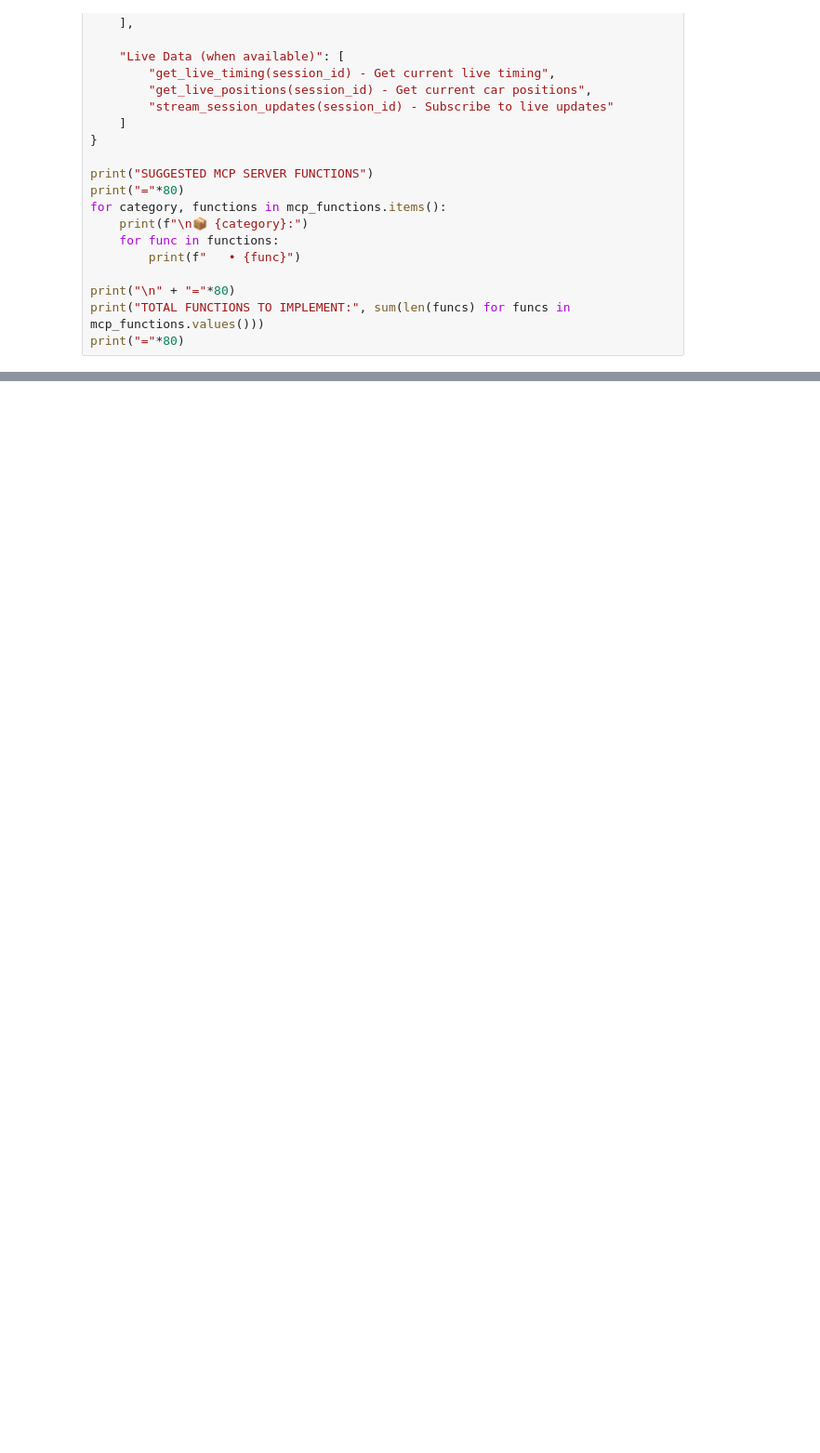
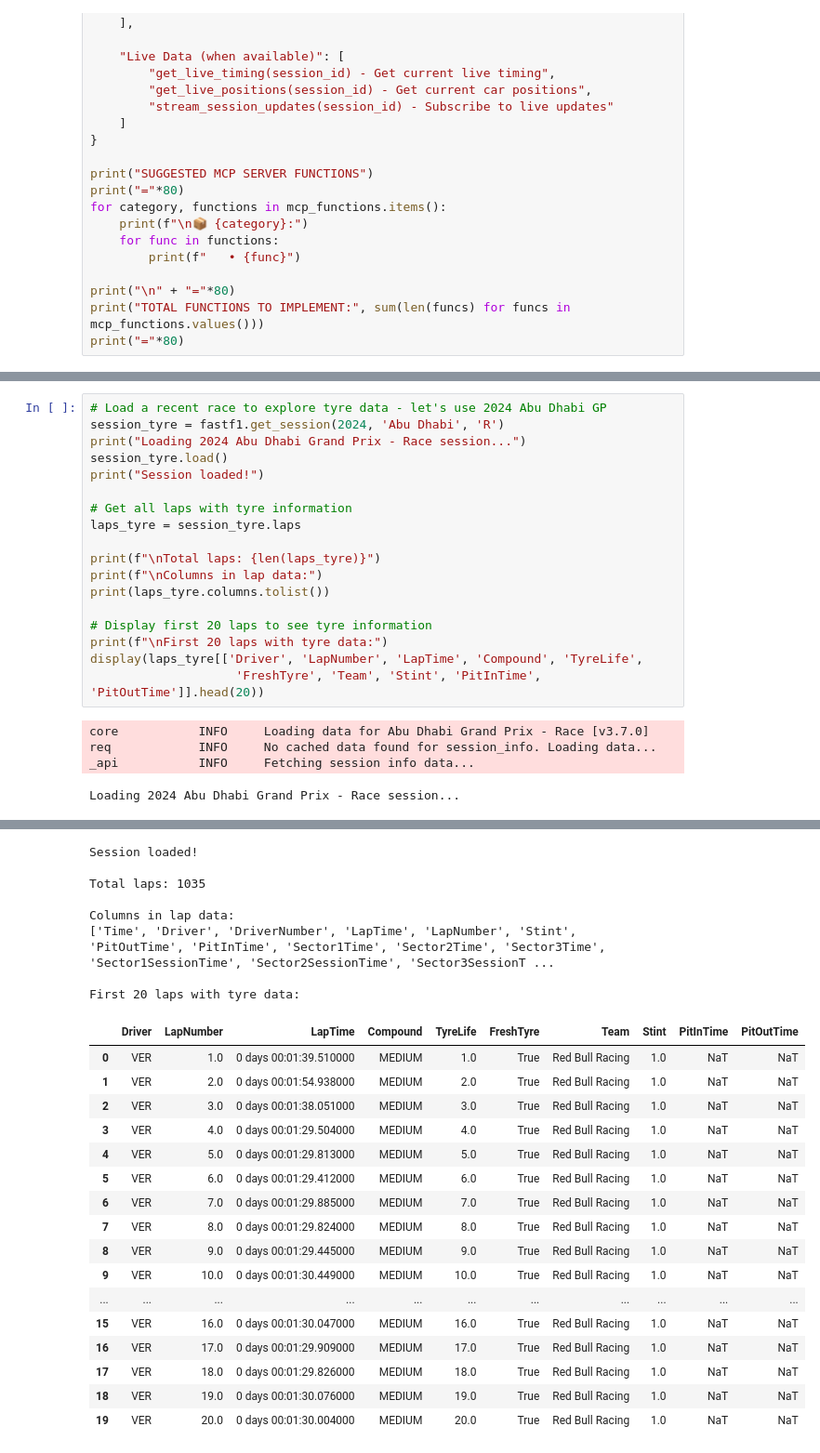
Before and after one commit to SandyShah/mcp_f1, a Jupyter notebook: fastf1_exploration.ipynb, the cells around one changed output, grey strips where cells are left out. Shown at 93% size. Cells and saved outputs as stored; diff of their text form; blank space fills up the shorter version.

```diff
--- a/fastf1_exploration.ipynb
+++ b/fastf1_exploration.ipynb
@@ -824,0 +848,23 @@ print("="*80)
+# %%
+# Load a recent race to explore tyre data - let's use 2024 Abu Dhabi GP
+session_tyre = fastf1.get_session(2024, 'Abu Dhabi', 'R')
+print("Loading 2024 Abu Dhabi Grand Prix - Race session...")
+session_tyre.load()
+print("Session loaded!")
+
+# Get all laps with tyre information
+laps_tyre = session_tyre.laps
+
+print(f"\nTotal laps: {len(laps_tyre)}")
+print(f"\nColumns in lap data:")
+print(laps_tyre.columns.tolist())
+
+# Display first 20 laps to see tyre information
+print(f"\nFirst 20 laps with tyre data:")
+display(laps_tyre[['Driver', 'LapNumber', 'LapTime', 'Compound', 'TyreLife',
+                    'FreshTyre', 'Team', 'Stint', 'PitInTime', 'PitOutTime']].head(20))
+# %% [output]
+core           INFO     Loading data for Abu Dhabi Grand Prix - Race [v3.7.0]
+req            INFO     No cached data found for session_info. Loading data...
+_api           INFO     Fetching session info data...
+Loading 2024 Abu Dhabi Grand Prix - Race session...
@@ -824,0 +888,25 @@ print("="*80)
+Session loaded!
+
+Total laps: 1035
+
+Columns in lap data:
+['Time', 'Driver', 'DriverNumber', 'LapTime', 'LapNumber', 'Stint', 'PitOutTime', 'PitInTime', 'Sector1Time', 'Sector2Time', 'Sector3Time', 'Sector1SessionTime', 'Sector2SessionTime', 'Sector3SessionT ...
+
+First 20 laps with tyre data:
+|  | Driver | LapNumber | LapTime | Compound | TyreLife | FreshTyre | Team | Stint | PitInTime | PitOutTime |
+| 0 | VER | 1.0 | 0 days 00:01:39.510000 | MEDIUM | 1.0 | True | Red Bull Racing | 1.0 | NaT | NaT |
+| 1 | VER | 2.0 | 0 days 00:01:54.938000 | MEDIUM | 2.0 | True | Red Bull Racing | 1.0 | NaT | NaT |
+| 2 | VER | 3.0 | 0 days 00:01:38.051000 | MEDIUM | 3.0 | True | Red Bull Racing | 1.0 | NaT | NaT |
+| 3 | VER | 4.0 | 0 days 00:01:29.504000 | MEDIUM | 4.0 | True | Red Bull Racing | 1.0 | NaT | NaT |
+| 4 | VER | 5.0 | 0 days 00:01:29.813000 | MEDIUM | 5.0 | True | Red Bull Racing | 1.0 | NaT | NaT |
+| 5 | VER | 6.0 | 0 days 00:01:29.412000 | MEDIUM | 6.0 | True | Red Bull Racing | 1.0 | NaT | NaT |
+| 6 | VER | 7.0 | 0 days 00:01:29.885000 | MEDIUM | 7.0 | True | Red Bull Racing | 1.0 | NaT | NaT |
+| 7 | VER | 8.0 | 0 days 00:01:29.824000 | MEDIUM | 8.0 | True | Red Bull Racing | 1.0 | NaT | NaT |
+| 8 | VER | 9.0 | 0 days 00:01:29.445000 | MEDIUM | 9.0 | True | Red Bull Racing | 1.0 | NaT | NaT |
+| 9 | VER | 10.0 | 0 days 00:01:30.449000 | MEDIUM | 10.0 | True | Red Bull Racing | 1.0 | NaT | NaT |
+| ... | ... | ... | ... | ... | ... | ... | ... | ... | ... | ... |
+| 15 | VER | 16.0 | 0 days 00:01:30.047000 | MEDIUM | 16.0 | True | Red Bull Racing | 1.0 | NaT | NaT |
+| 16 | VER | 17.0 | 0 days 00:01:29.909000 | MEDIUM | 17.0 | True | Red Bull Racing | 1.0 | NaT | NaT |
+| 17 | VER | 18.0 | 0 days 00:01:29.826000 | MEDIUM | 18.0 | True | Red Bull Racing | 1.0 | NaT | NaT |
+| 18 | VER | 19.0 | 0 days 00:01:30.076000 | MEDIUM | 19.0 | True | Red Bull Racing | 1.0 | NaT | NaT |
+| 19 | VER | 20.0 | 0 days 00:01:30.004000 | MEDIUM | 20.0 | True | Red Bull Racing | 1.0 | NaT | NaT |
```
Also changed, not shown: parts of 11 cells of this notebook, 4 other files.
